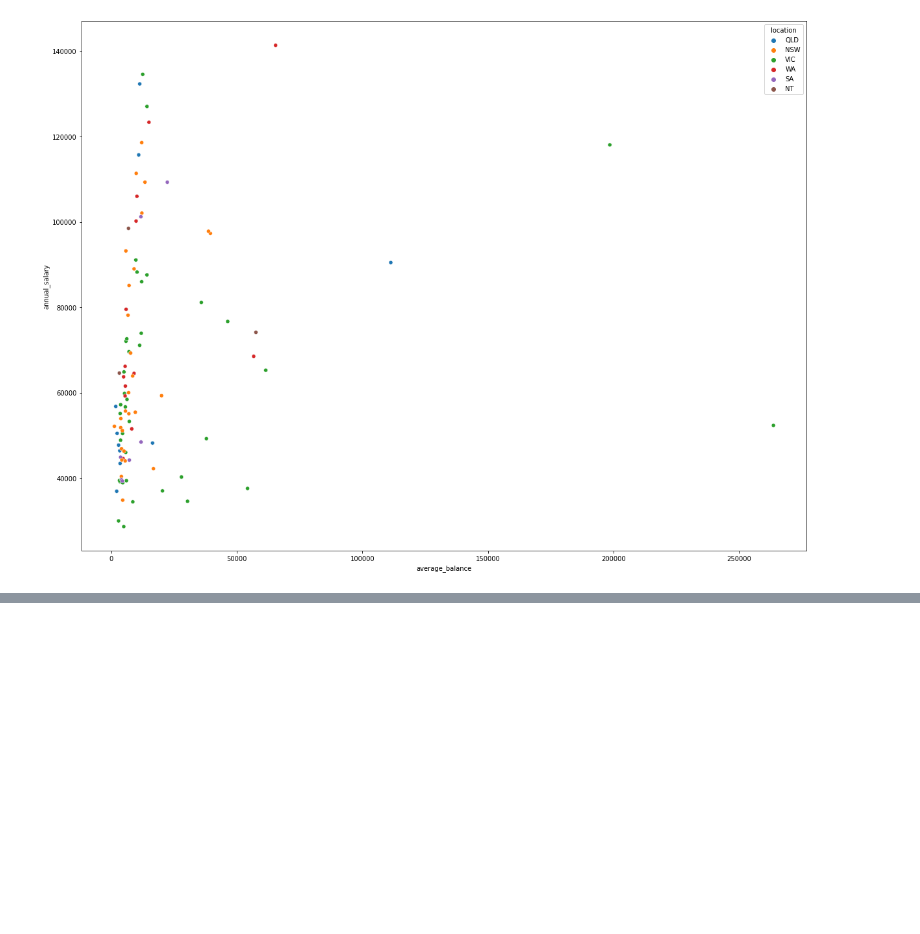
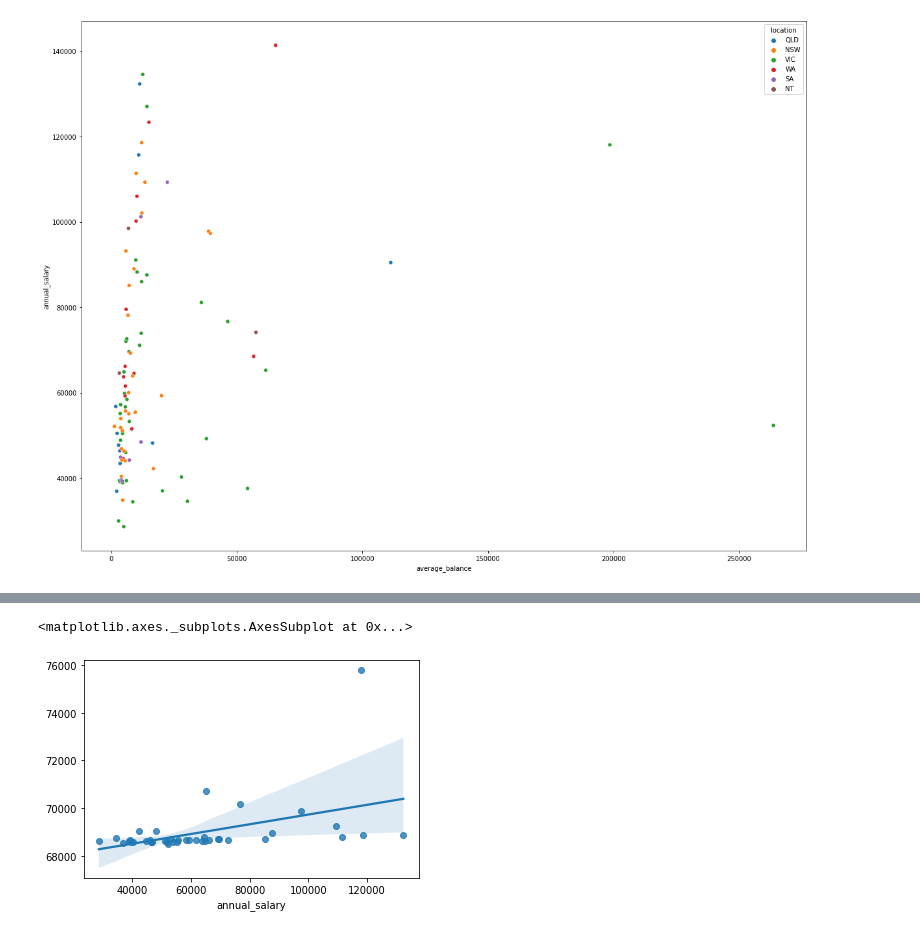
Before and after one commit to nug1209/ANZ_Data_Virtual_Experience, a Jupyter notebook: ANZ_Data_Analytics.ipynb, the cells around one changed output, grey strips where cells are left out. Saved outputs shown, nothing was run; the diff lists cells and outputs as text; code cells hidden in the pictures; blank space fills up the shorter version.

```diff
--- a/ANZ_Data_Analytics.ipynb
+++ b/ANZ_Data_Analytics.ipynb
@@ -869,0 +891,4 @@ sns.scatterplot(data=df_mod, x='age', y='annual_salary', hue='location')
+# %%
+Y = df_mod['annual_salary']
+# %%
+X_train, X_test, y_train, y_test = train_test_split(X, Y, test_size=0.4, random_state=101)
@@ -869,0 +905,3 @@ sns.scatterplot(data=df_mod, x='age', y='annual_salary', hue='location')
+# %%
+model = LinearRegression()
+model.fit(X_train, y_train)
@@ -869,0 +921,3 @@ sns.scatterplot(data=df_mod, x='age', y='annual_salary', hue='location')
+# %%
+predictions = model.predict(X_test)
+predictions
@@ -869,0 +935,5 @@ sns.scatterplot(data=df_mod, x='age', y='annual_salary', hue='location')
+# %%
+sns.regplot(y_test, predictions)
+# %% [output]
+<matplotlib.axes._subplots.AxesSubplot at 0x...>
+[figure, added]
```
Also changed, not shown: parts of 10 cells of this notebook.
